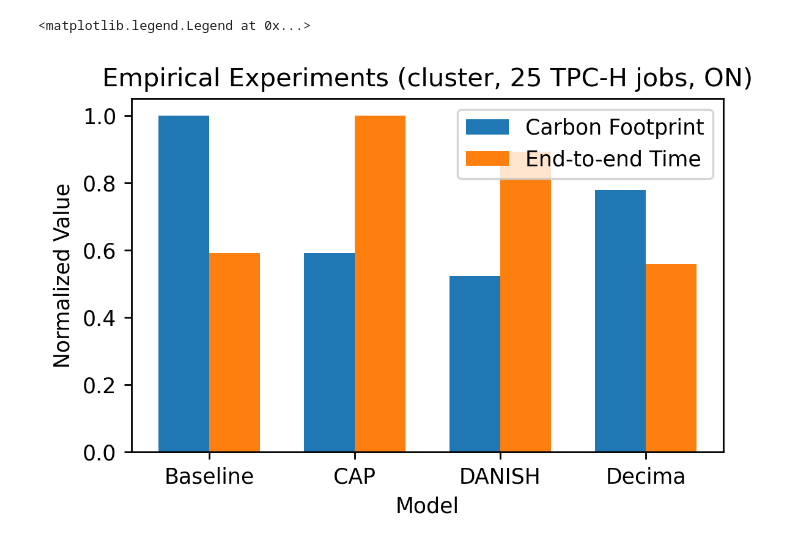
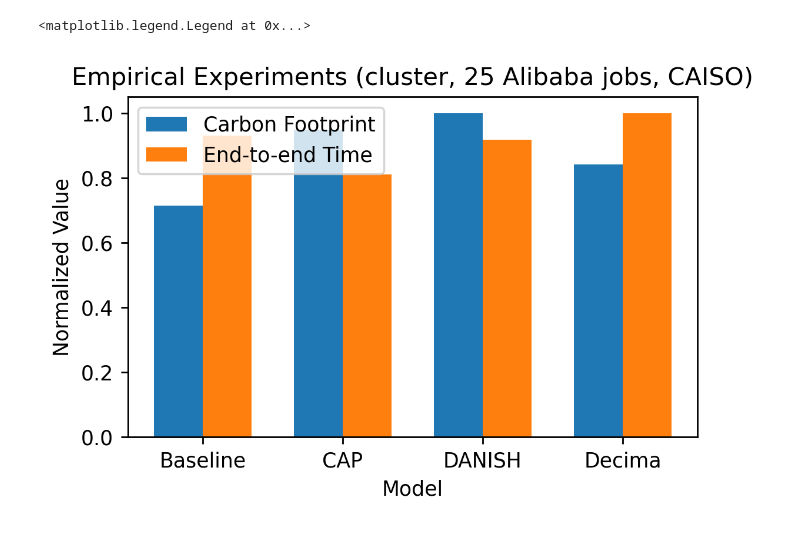
Before and after one commit to adamlechowicz/cap-k8s, a Jupyter notebook: plotting_results_updated.ipynb, the cells around one changed output. Cells and saved outputs as stored; diff of their text form; code cells hidden in the pictures.

```diff
--- a/plotting_results_updated.ipynb
+++ b/plotting_results_updated.ipynb
@@ -7,27 +7,28 @@ import seaborn as sns
 # open several csv files: results/{default, cap, danish, decima}/tpch_{job_num}_{trace}/times_{0,1,2,3}.csv
 # parse datetimes for the 'start_time' and 'end_time' columns
 job_num = 25
-trace = "ON"
+trace = "CAISO"
+jobtype = "alibaba"
 
-baseline_0 = pd.read_csv(f'results/default/tpch_{job_num}_{trace}/times_0.csv', parse_dates=['start_time', 'end_time'])
-baseline_1 = pd.read_csv(f'results/default/tpch_{job_num}_{trace}/times_1.csv', parse_dates=['start_time', 'end_time'])
-baseline_2 = pd.read_csv(f'results/default/tpch_{job_num}_{trace}/times_2.csv', parse_dates=['start_time', 'end_time'])
-baseline_3 = pd.read_csv(f'results/default/tpch_{job_num}_{trace}/times_3.csv', parse_dates=['start_time', 'end_time'])
+baseline_0 = pd.read_csv(f'results/default/{jobtype}_{job_num}_{trace}/times_0.csv', parse_dates=['start_time', 'end_time'])
+baseline_1 = pd.read_csv(f'results/default/{jobtype}_{job_num}_{trace}/times_1.csv', parse_dates=['start_time', 'end_time'])
+baseline_2 = pd.read_csv(f'results/default/{jobtype}_{job_num}_{trace}/times_2.csv', parse_dates=['start_time', 'end_time'])
+baseline_3 = pd.read_csv(f'results/default/{jobtype}_{job_num}_{trace}/times_3.csv', parse_dates=['start_time', 'end_time'])
 
-cap_0 = pd.read_csv(f'results/cap/tpch_{job_num}_{trace}/times_0.csv', parse_dates=['start_time', 'end_time'])
-cap_1 = pd.read_csv(f'results/cap/tpch_{job_num}_{trace}/times_1.csv', parse_dates=['start_time', 'end_time'])
-cap_2 = pd.read_csv(f'results/cap/tpch_{job_num}_{trace}/times_2.csv', parse_dates=['start_time', 'end_time'])
-cap_3 = pd.read_csv(f'results/cap/tpch_{job_num}_{trace}/times_3.csv', parse_dates=['start_time', 'end_time'])
+cap_0 = pd.read_csv(f'results/cap/{jobtype}_{job_num}_{trace}/times_0.csv', parse_dates=['start_time', 'end_time'])
+cap_1 = pd.read_csv(f'results/cap/{jobtype}_{job_num}_{trace}/times_1.csv', parse_dates=['start_time', 'end_time'])
+cap_2 = pd.read_csv(f'results/cap/{jobtype}_{job_num}_{trace}/times_2.csv', parse_dates=['start_time', 'end_time'])
+cap_3 = pd.read_csv(f'results/cap/{jobtype}_{job_num}_{trace}/times_3.csv', parse_dates=['start_time', 'end_time'])
 
-danish_0 = pd.read_csv(f'results/danish/tpch_{job_num}_{trace}/times_0.csv', parse_dates=['start_time', 'end_time'])
-danish_1 = pd.read_csv(f'results/danish/tpch_{job_num}_{trace}/times_1.csv', parse_dates=['start_time', 'end_time'])
-danish_2 = pd.read_csv(f'results/danish/tpch_{job_num}_{trace}/times_2.csv', parse_dates=['start_time', 'end_time'])
-danish_3 = pd.read_csv(f'results/danish/tpch_{job_num}_{trace}/times_3.csv', parse_dates=['start_time', 'end_time'])
+danish_0 = pd.read_csv(f'results/danish/{jobtype}_{job_num}_{trace}/times_0.csv', parse_dates=['start_time', 'end_time'])
+danish_1 = pd.read_csv(f'results/danish/{jobtype}_{job_num}_{trace}/times_1.csv', parse_dates=['start_time', 'end_time'])
+danish_2 = pd.read_csv(f'results/danish/{jobtype}_{job_num}_{trace}/times_2.csv', parse_dates=['start_time', 'end_time'])
+danish_3 = pd.read_csv(f'results/danish/{jobtype}_{job_num}_{trace}/times_3.csv', parse_dates=['start_time', 'end_time'])
 
-decima_0 = pd.read_csv(f'results/decima/tpch_{job_num}_{trace}/times_0.csv', parse_dates=['start_time', 'end_time'])
-decima_1 = pd.read_csv(f'results/decima/tpch_{job_num}_{trace}/times_1.csv', parse_dates=['start_time', 'end_time'])
-decima_2 = pd.read_csv(f'results/decima/tpch_{job_num}_{trace}/times_2.csv', parse_dates=['start_time', 'end_time'])
-decima_3 = pd.read_csv(f'results/decima/tpch_{job_num}_{trace}/times_3.csv', parse_dates=['start_time', 'end_time'])
+decima_0 = pd.read_csv(f'results/decima/{jobtype}_{job_num}_{trace}/times_0.csv', parse_dates=['start_time', 'end_time'])
+decima_1 = pd.read_csv(f'results/decima/{jobtype}_{job_num}_{trace}/times_1.csv', parse_dates=['start_time', 'end_time'])
+decima_2 = pd.read_csv(f'results/decima/{jobtype}_{job_num}_{trace}/times_2.csv', parse_dates=['start_time', 'end_time'])
+decima_3 = pd.read_csv(f'results/decima/{jobtype}_{job_num}_{trace}/times_3.csv', parse_dates=['start_time', 'end_time'])
 
 # drop rows that have no data
 baseline_0 = baseline_0.dropna()
@@ -337,33 +284,37 @@ Average Total Time for decima: 0 days 00:14:59.419757
 # %%
 # plot the carbon footprint and completion time, normalized to the max of each
 # bar plot in matplotlib
 # make sure to label the axes and give a title
 # save the plot as 'carbon_time_plot.png'
 
 import matplotlib.pyplot as plt
+
+Job_Type = "TPC-H"
+if jobtype == "alibaba":
+    Job_Type = "Alibaba"
 
 carbon_data = [average_carbon_baseline, average_carbon_cap, average_carbon_danish, average_carbon_decima]
 time_data = [average_time_baseline, average_time_cap, average_time_danish, average_time_decima]
 
 carbon_data = [x / max(carbon_data) for x in carbon_data]
 time_data = [x / max(time_data) for x in time_data]
 
 fig, ax = plt.subplots(figsize=(5, 3), dpi=250)
 bar_width = 0.35
 index = np.arange(4)
 
 bar1 = ax.bar(index, carbon_data, bar_width, label='Carbon Footprint')
 bar2 = ax.bar(index + bar_width, time_data, bar_width, label='End-to-end Time')
 legend = ['Baseline', 'CAP', 'DANISH', 'Decima']
 ax.set_xlabel('Model')
 ax.set_ylabel('Normalized Value')
-ax.set_title(f'Empirical Experiments (cluster, {job_num} TPC-H jobs, {trace})')
+ax.set_title(f'Empirical Experiments (cluster, {job_num} {Job_Type} jobs, {trace})')
 ax.set_xticks(index + bar_width / 2)
 ax.set_xticklabels(legend)
 ax.legend()
 # %% [output]
 <matplotlib.legend.Legend at 0x...>
-[figure, old version]
+[figure, new version]
 # %%
 # compute percentage improvement in carbon footprint
 # CAP vs Baseline
```
Also changed, not shown: parts of 15 cells of this notebook.
